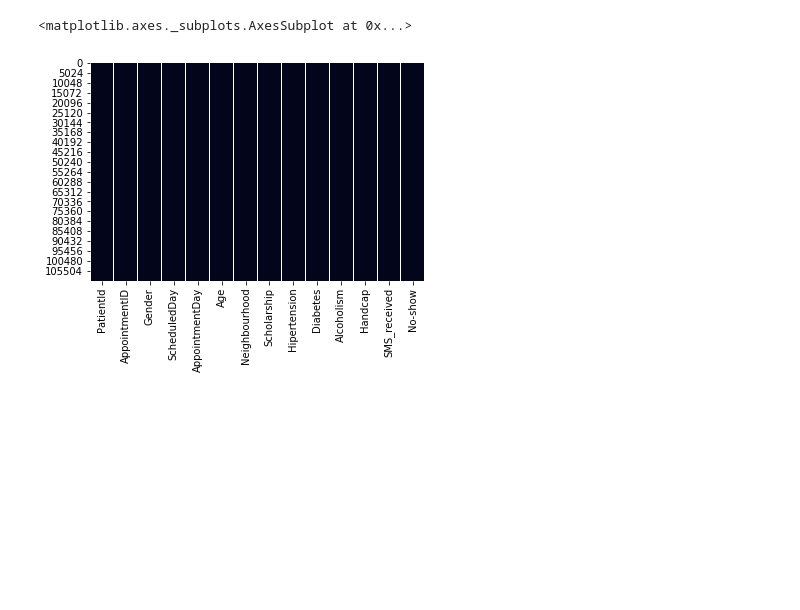
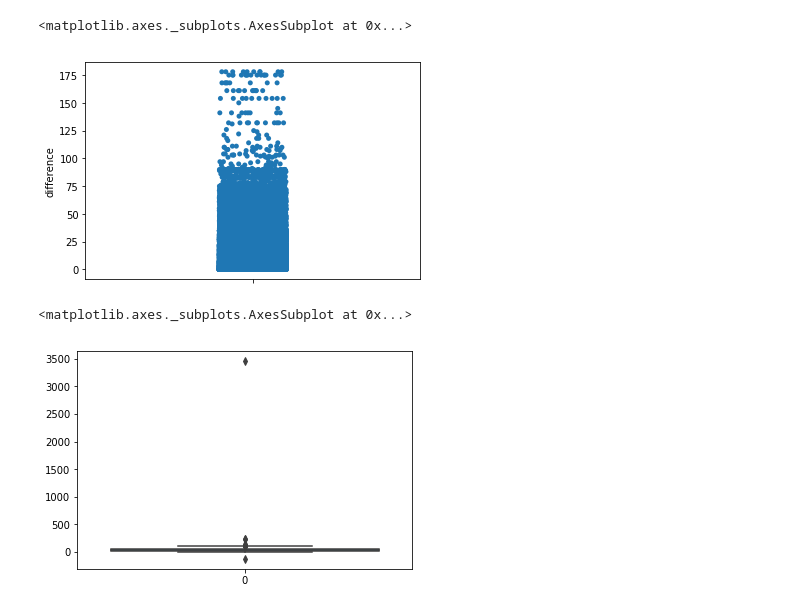
Before and after one commit to priyadarshi0007/ASTCapstone, a Jupyter notebook: NoShowPrediction.ipynb, the cells around one changed output. Saved outputs shown, nothing was run; the diff lists cells and outputs as text; code cells hidden in the pictures; blank space fills up the shorter version.

Commit message:
Update NoShowPrediction.ipynb
Added EDA and Plots

```diff
--- a/NoShowPrediction.ipynb
+++ b/NoShowPrediction.ipynb
@@ -22,5 +80,26 @@ dataFrame.shape
-# %%
-sns.heatmap(dataFrame.isnull(),cbar= False)
-# %% [output]
-<matplotlib.axes._subplots.AxesSubplot at 0x...>
-[figure, removed]
+# %%
+#Changing the ScheduledDay/AppointmentDay to date and time
+dataFrame['ScheduledDay'] = pd.to_datetime(dataFrame['ScheduledDay'])
+dataFrame['AppointmentDay'] = pd.to_datetime(dataFrame['AppointmentDay'])
+# %%
+dataFrame['ScheduledDay_year'] = dataFrame['ScheduledDay'].dt.year
+dataFrame['ScheduledDay_month'] = dataFrame['ScheduledDay'].dt.month
+dataFrame['ScheduledDay_quarter'] = dataFrame['ScheduledDay'].dt.quarter
+dataFrame['ScheduledDay_day'] = dataFrame['ScheduledDay'].dt.day
+dataFrame['ScheduledDay_hour'] = dataFrame['ScheduledDay'].dt.hour # this only give numer
+dataFrame['ScheduledDay_dayOfTheWeek'] = dataFrame['ScheduledDay'].dt.weekday_name
+# %%
+dataFrame['AppointmentDay_year'] = dataFrame['AppointmentDay'].dt.year
+dataFrame['AppointmentDay_month'] = dataFrame['AppointmentDay'].dt.month
+dataFrame['AppointmentDay_quarter'] = dataFrame['AppointmentDay'].dt.quarter
+dataFrame['AppointmentDay_day'] = dataFrame['AppointmentDay'].dt.day
+dataFrame['AppointmentDay_hour'] = dataFrame['AppointmentDay'].dt.hour # this only give numer
+dataFrame['AppointmentDay_dayOfTheWeek'] = dataFrame['AppointmentDay'].dt.weekday_name
+# %%
+dataFrame['difference'] = abs(dataFrame['AppointmentDay']- dataFrame['ScheduledDay'])
+dataFrame['difference'] = np.floor(dataFrame['difference'].apply(lambda x: x.total_seconds() / (3600 * 24)))
+# %%
+sns.stripplot(data = dataFrame, y = 'difference', jitter = True)
+# %% [output]
+<matplotlib.axes._subplots.AxesSubplot at 0x...>
+[figure, added]
@@ -26,0 +110,5 @@ sns.heatmap(dataFrame.isnull(),cbar= False)
+# %%
+sns.boxplot(data=dataFrame['Age'])
+# %% [output]
+<matplotlib.axes._subplots.AxesSubplot at 0x...>
+[figure, added]
```
Also changed, not shown: parts of 23 cells of this notebook.
